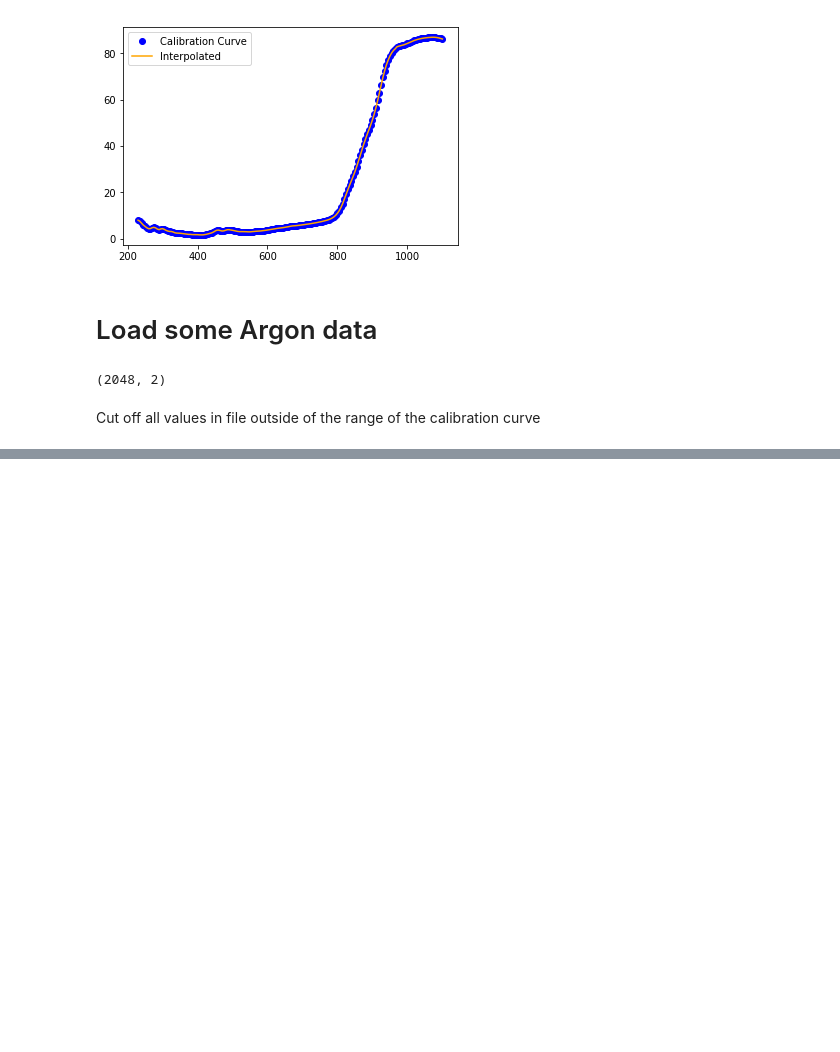
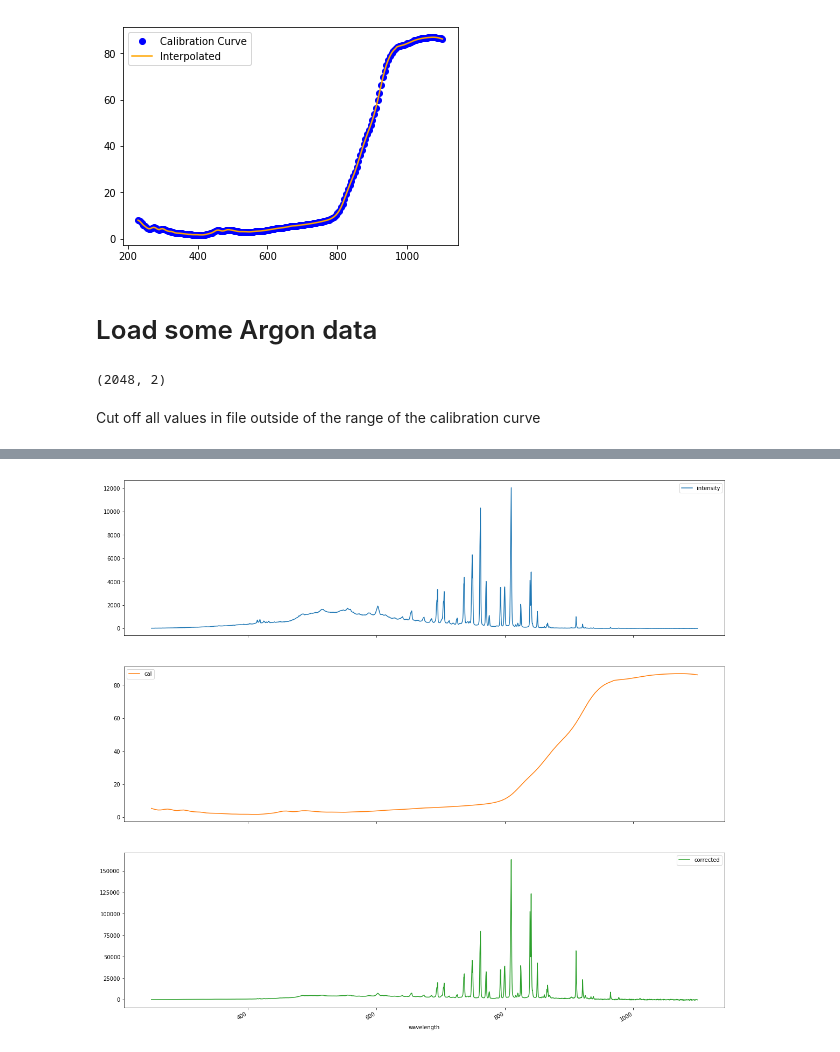
Before and after one commit to piovere/zeTorch, a Jupyter notebook: Black body peak fitting.ipynb, the cells around one changed output, grey strips where cells are left out. Cells and saved outputs as stored; diff of their text form; code cells hidden in the pictures; blank space fills up the shorter version.

```diff
--- a/Black body peak fitting.ipynb
+++ b/Black body peak fitting.ipynb
@@ -60,0 +86,5 @@ np.where()
+# %%
+pddata.plot(x='wavelength', subplots=True, figsize=(20,20))
+plt.show()
+# %% [output]
+[figure, added]
```
Also changed, not shown: parts of 50 cells of this notebook.
